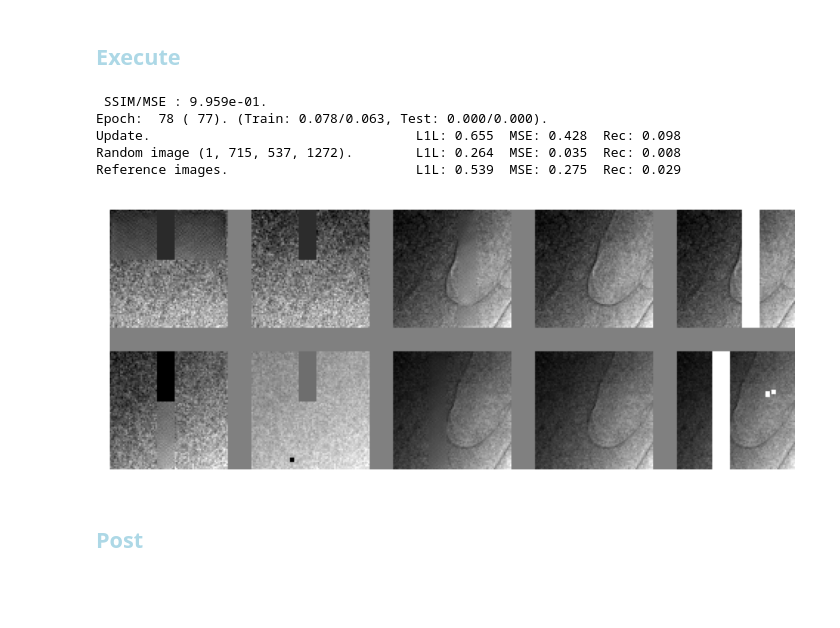
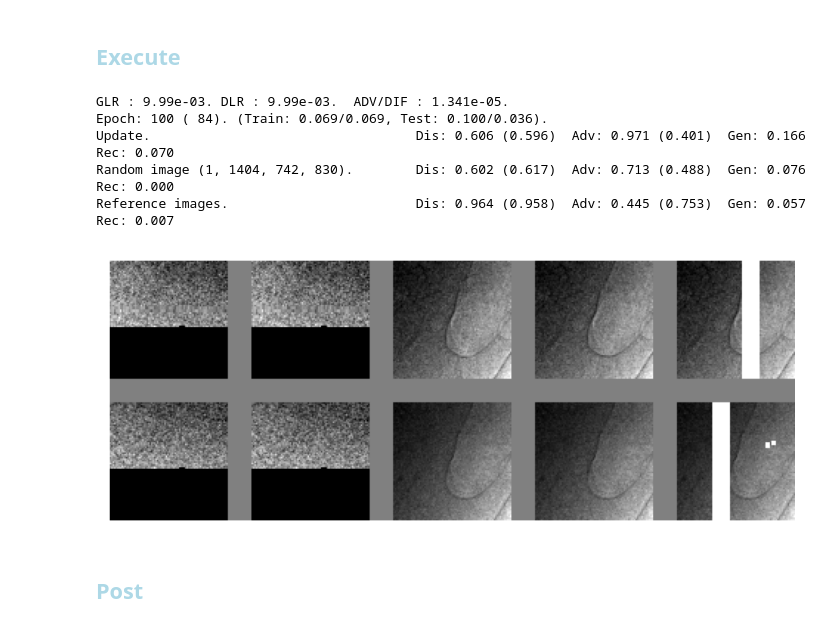
Before and after one commit to antonmx/shiftpatch, a Jupyter notebook: shiftpatch_bp3.ipynb, the cells around one changed output. Cells and saved outputs as stored; diff of their text form; code cells hidden in the pictures; blank space fills up the shorter version.

```diff
--- a/shiftpatch_bp3.ipynb
+++ b/shiftpatch_bp3.ipynb
@@ -30,8 +30,8 @@ sg.TCfg = sg.TCfgClass(
      exec = 3
     ,nofEpochs = None
     ,latentDim = 64
-    ,batchSize = 2**10
-    ,batchSplit = 2**1
+    ,batchSize = 2**12
+    ,batchSplit = 2**4
     ,loaderWorkers = 16
     ,labelSmoothFac = 0.1 # For Fake labels (or set to 0.0 for no smoothing).
     ,learningRateD = 1e-4
@@ -194,17 +261,25 @@ sg.normRec, sg.normMSE, sg.normL1L = 1.170e-04, 2.267e-03, 1.797e-02 #1.915e-03,
 # %% [markdown]
 ## <font style="color:lightblue">Restore checkpoint</font>
 # %%
-sg.scheduler_G = torch.optim.lr_scheduler.StepLR(sg.optimizer_G, 1, gamma=1-0.01)
-#sg.scheduler_D = torch.optim.lr_scheduler.StepLR(sg.optimizer_D, 1, gamma=1-0.001)
+sg.scheduler_G = torch.optim.lr_scheduler.StepLR(sg.optimizer_G, 1, gamma=1)
+sg.scheduler_D = torch.optim.lr_scheduler.StepLR(sg.optimizer_D, 1, gamma=1)
 savedCheckPoint = f"checkPoint_{sg.TCfg.exec}"
 sg.epoch, sg.imer, sg.minRecTest, sg.minRecTrain, sg.minTestEpoch, sg.startFrom, sg.resAcc = \
     sg.restoreCheckpoint(savedCheckPoint+".pth")
+sg.writer = sg.createWriter(sg.TCfg.logDir, True)
+
+sg.scheduler_G.gamma = 1-0.001
+sg.scheduler_D.gamma = 1-0.001
+sg.writer = sg.createWriter(sg.TCfg.logDir, True)
+sg.optimizer_G.step()
+torch.optim.lr_scheduler.LambdaLR(sg.optimizer_G, lambda epoch: 0.1).step()
+sg.optimizer_D.step()
+torch.optim.lr_scheduler.LambdaLR(sg.optimizer_D, lambda epoch: 0.1).step()
 #sg.startFrom = 0
 #sg.epoch, sg.imer, sg.minGEpoch, sg.minGdLoss, sg.startFrom = 0, 0, 0, 1, 0
-sg.writer = sg.createWriter(sg.TCfg.logDir, True)
 
 #sg.epoch = 0
 #sg.imer = 0
 #sg.optimizer_G.step()
 #torch.optim.lr_scheduler.LambdaLR(sg.optimizer_G, lambda epoch: 1).step()
-#print(f"Initial LR :{sg.scheduler_G.get_last_lr()[0]/sg.TCfg.learningRateG} {sg.epoch} {sg.imer}")
+print(f"Initial LR :{sg.scheduler_G.get_last_lr()[0]/sg.TCfg.learningRateG} {sg.epoch} {sg.imer}")
@@ -229,54 +308,57 @@ Losses: Rec 7.747e-07, MSE 6.855e-04, L1L 1.050e-02, Dis: 0.631000 (0.500), Adv:
 # %%
 #torch.autograd.set_detect_anomaly(True)
+
+
+#sg.minRecTest, sg.minRecTrain = 1, 1
+sg.ADV_DIF = 2e-6 # 0.008108
+sg.SSIM_MSE = 1
 
 def adjustScheduler(scheduler, iniLr, target) :
     if scheduler is None :
         return ""
     gamma = scheduler.gamma
     curLR = scheduler.get_last_lr()[0] / iniLr
     if gamma < 1 and curLR > target \
     or gamma > 1 and curLR < target :
         scheduler.step()
     return f"LR : {curLR:.2e}. "
 
-#sg.minRecTest, sg.minRecTrain = 1, 1
-sg.ADV_DIF=0
-sg.SSIM_MSE = 1
-#sg.trainCyclesDis = 2
-#sg.scheduler_D = torch.optim.lr_scheduler.StepLR(sg.optimizer_D, 1, gamma=1-0.01)
-#torch.optim.lr_scheduler.LambdaLR(sg.optimizer_G, lambda epoch: 1).step()
-#torch.optim.lr_scheduler.LambdaLR(sg.optimizer_D, lambda epoch: 1).step()
+
 def my_beforeReport(_) :
     message = ""
-    #message += "G" + adjustScheduler(sg.scheduler_G, sg.TCfg.learningRateG, 0.01)
-    #message += "D" + adjustScheduler(sg.scheduler_D, sg.TCfg.learningRateD, 0.03)
-    #message += f" SSIM/MSE : {sg.SSIM_MSE:.3e}."
-    #sg.SSIM_MSE = max(0.99, sg.SSIM_MSE - 1e-4)
+    message += "G" + adjustScheduler(sg.scheduler_G, sg.TCfg.learningRateG, 0.01)
+    message += "D" + adjustScheduler(sg.scheduler_D, sg.TCfg.learningRateD, 0.01)
+    message += f" ADV/DIF : {sg.ADV_DIF:.3e}."
+    sg.ADV_DIF = max(1e-6, sg.ADV_DIF+1e-8)
+#    message += f" Ampl : {sg.generator.amplitude:.3f}."
+#    sg.generator.amplitude = min(1, sg.generator.amplitude * (1+5e-3) )
     with open(f"message_{sg.TCfg.exec}.txt", 'a') as file:
         file.write(message + "\n")
     print(message)
     return
 sg.beforeReport = my_beforeReport
 
 #sg.TCfg.loaderWorkers = 0 # for debug single threaded
 try :
     sg.train(savedCheckPoint)
 except :
     #del sg.dataLoader
-    #del sg.testLoader
+    #del sg.testLoaderrelo
     sg.freeGPUmem()
     1/10 # to release Jupyuter memory in the next step
     sg.epoch -= 1
     raise
 
-# Gen BN; NO Dis, SSIMwin 1
+# From scratch
+# Gen BN; Dis noBN; Dis pair, SSIMwin 1 + FFT
+# LRs 1 -> 0.1 (e)
 # %% [output]
- SSIM/MSE : 9.959e-01.
-Epoch:  78 ( 77). (Train: 0.078/0.063, Test: 0.000/0.000).
-Update.                                  L1L: 0.655  MSE: 0.428  Rec: 0.098
-Random image (1, 715, 537, 1272).        L1L: 0.264  MSE: 0.035  Rec: 0.008
-Reference images.                        L1L: 0.539  MSE: 0.275  Rec: 0.029
+GLR : 9.99e-03. DLR : 9.99e-03.  ADV/DIF : 1.341e-05.
+Epoch: 100 ( 84). (Train: 0.069/0.069, Test: 0.100/0.036).
+Update.                                  Dis: 0.606 (0.596)  Adv: 0.971 (0.401)  Gen: 0.166  Rec: 0.070
+Random image (1, 1404, 742, 830).        Dis: 0.602 (0.617)  Adv: 0.713 (0.488)  Gen: 0.076  Rec: 0.000
+Reference images.                        Dis: 0.964 (0.958)  Adv: 0.445 (0.753)  Gen: 0.057  Rec: 0.007
-[figure, old version]
+[figure, new version]
 # %% [markdown]
 ## <font style="color:lightblue">Post</font>
 # %%
```
Also changed, not shown: parts of 8 cells of this notebook, 4 other files.
